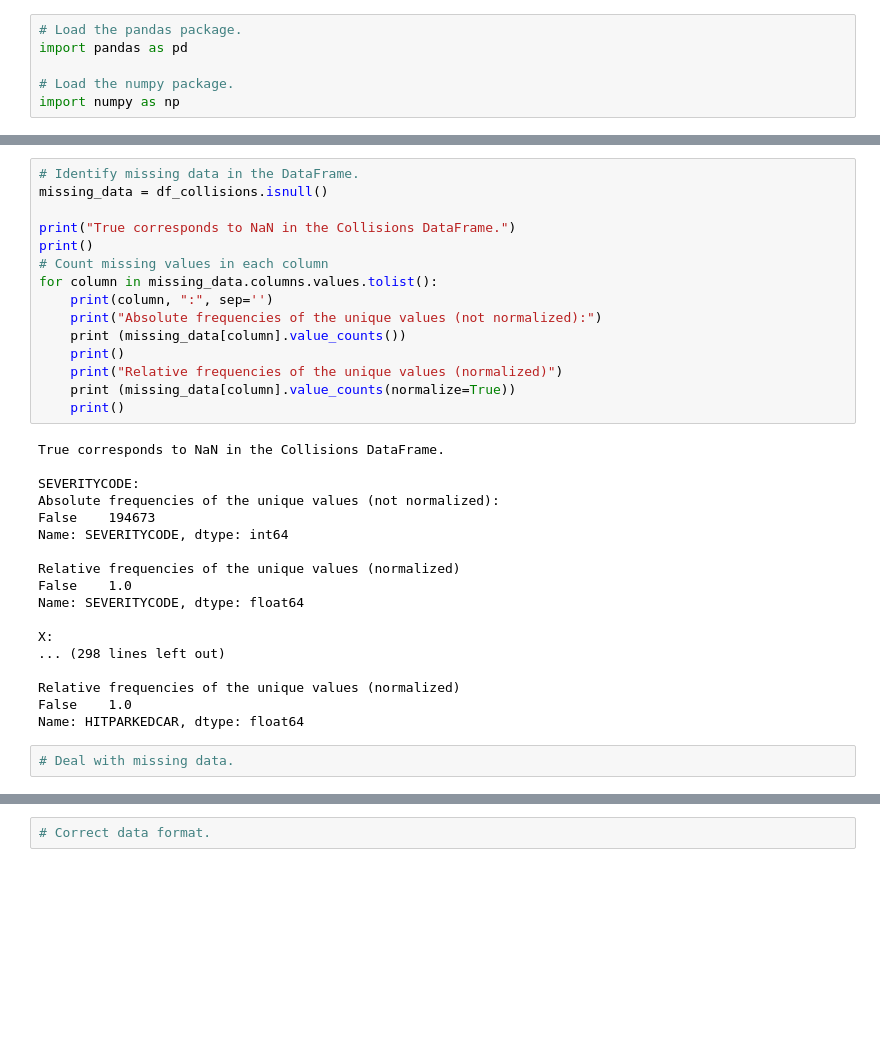
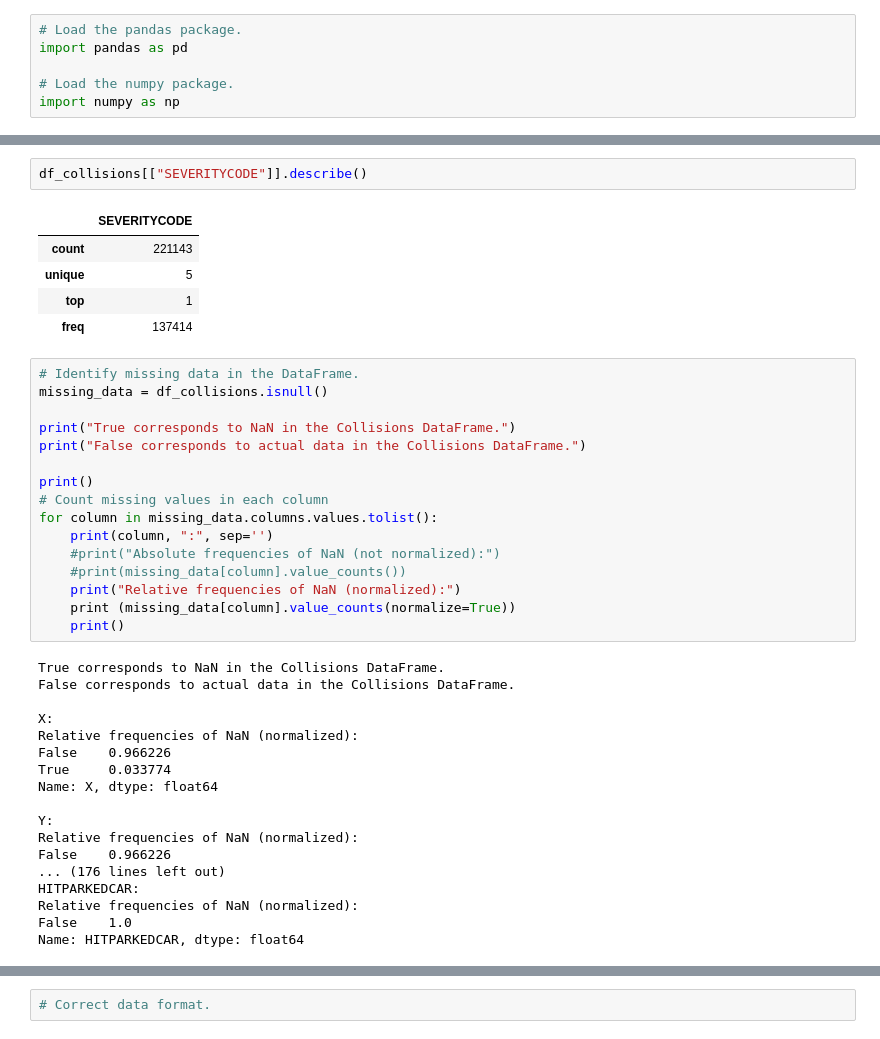
Before and after one commit to cbates79/Coursera_Capstone, a Jupyter notebook: Predicting the Severity of Automobile Accidents in Seattle, Washington.ipynb, the cells around one changed output, grey strips where cells are left out. Drawn from its saved outputs; the diff is of its cells as text; blank space fills up the shorter version.

```diff
--- a/Predicting the Severity of Automobile Accidents in Seattle, Washington.ipynb
+++ b/Predicting the Severity of Automobile Accidents in Seattle, Washington.ipynb
@@ -143,35 +119,42 @@ df_collisions.describe()
+# %%
+df_collisions[["SEVERITYCODE"]].describe()
+# %% [output]
+|  | SEVERITYCODE |
+| count | 221143 |
+| unique | 5 |
+| top | 1 |
+| freq | 137414 |
 # %%
 # Identify missing data in the DataFrame.
 missing_data = df_collisions.isnull()
 
 print("True corresponds to NaN in the Collisions DataFrame.")
+print("False corresponds to actual data in the Collisions DataFrame.")
+
 print()
 # Count missing values in each column
 for column in missing_data.columns.values.tolist():
     print(column, ":", sep='')
-    print("Absolute frequencies of the unique values (not normalized):")
-    print (missing_data[column].value_counts())
-    print()
-    print("Relative frequencies of the unique values (normalized)")
+    #print("Absolute frequencies of NaN (not normalized):")
+    #print(missing_data[column].value_counts())
+    print("Relative frequencies of NaN (normalized):")
     print (missing_data[column].value_counts(normalize=True))
     print()
 # %% [output]
 True corresponds to NaN in the Collisions DataFrame.
-
-SEVERITYCODE:
-Absolute frequencies of the unique values (not normalized):
-False    194673
-Name: SEVERITYCODE, dtype: int64
-
-Relative frequencies of the unique values (normalized)
-False    1.0
-Name: SEVERITYCODE, dtype: float64
+False corresponds to actual data in the Collisions DataFrame.
 
 X:
-... (298 lines left out)
+Relative frequencies of NaN (normalized):
+False    0.966226
+True     0.033774
+Name: X, dtype: float64
 
-Relative frequencies of the unique values (normalized)
+Y:
+Relative frequencies of NaN (normalized):
+False    0.966226
+... (176 lines left out)
+HITPARKEDCAR:
+Relative frequencies of NaN (normalized):
 False    1.0
 Name: HITPARKEDCAR, dtype: float64
-# %%
-# Deal with missing data.
```
Also changed, not shown: parts of 13 cells of this notebook, 1 other file.
